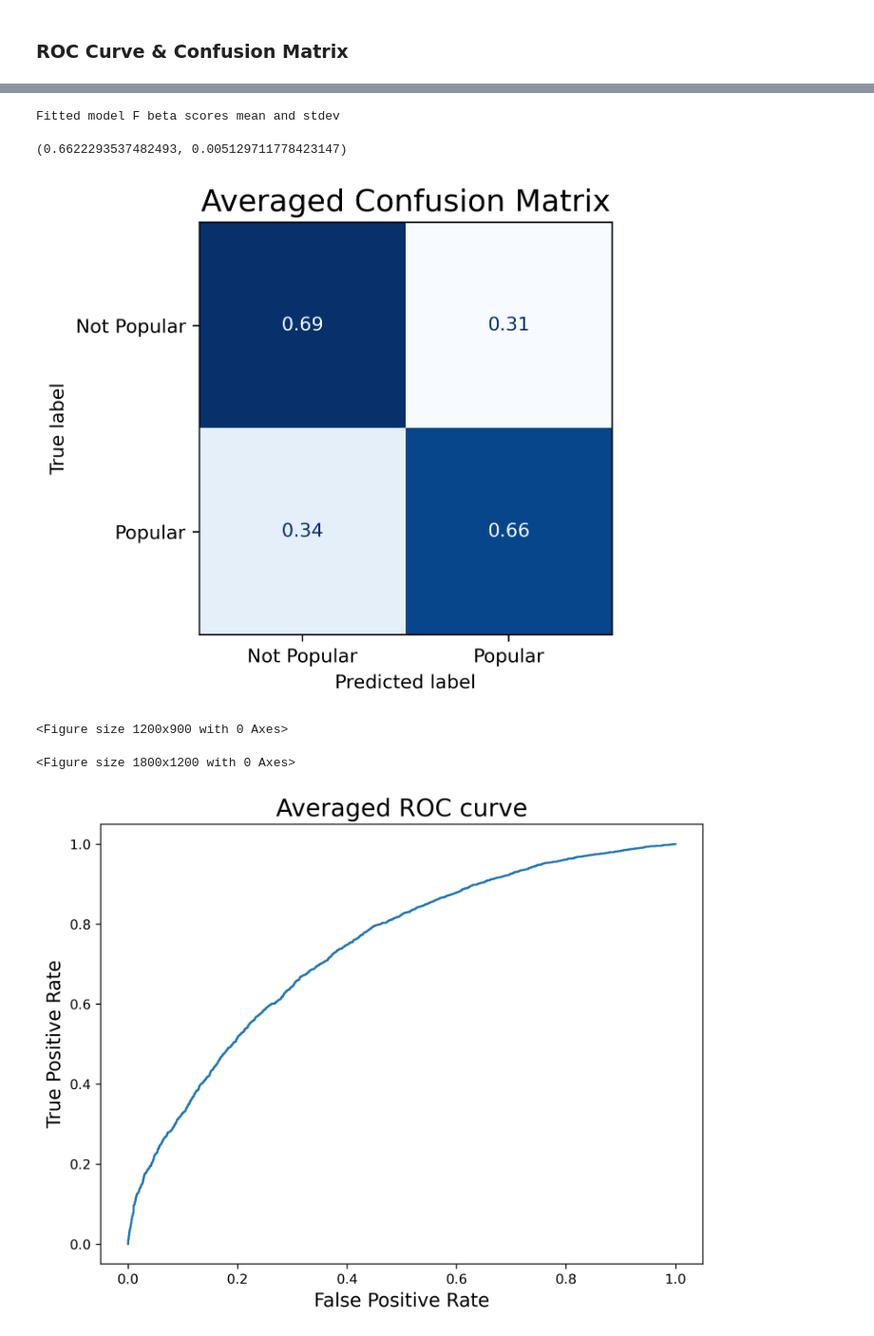
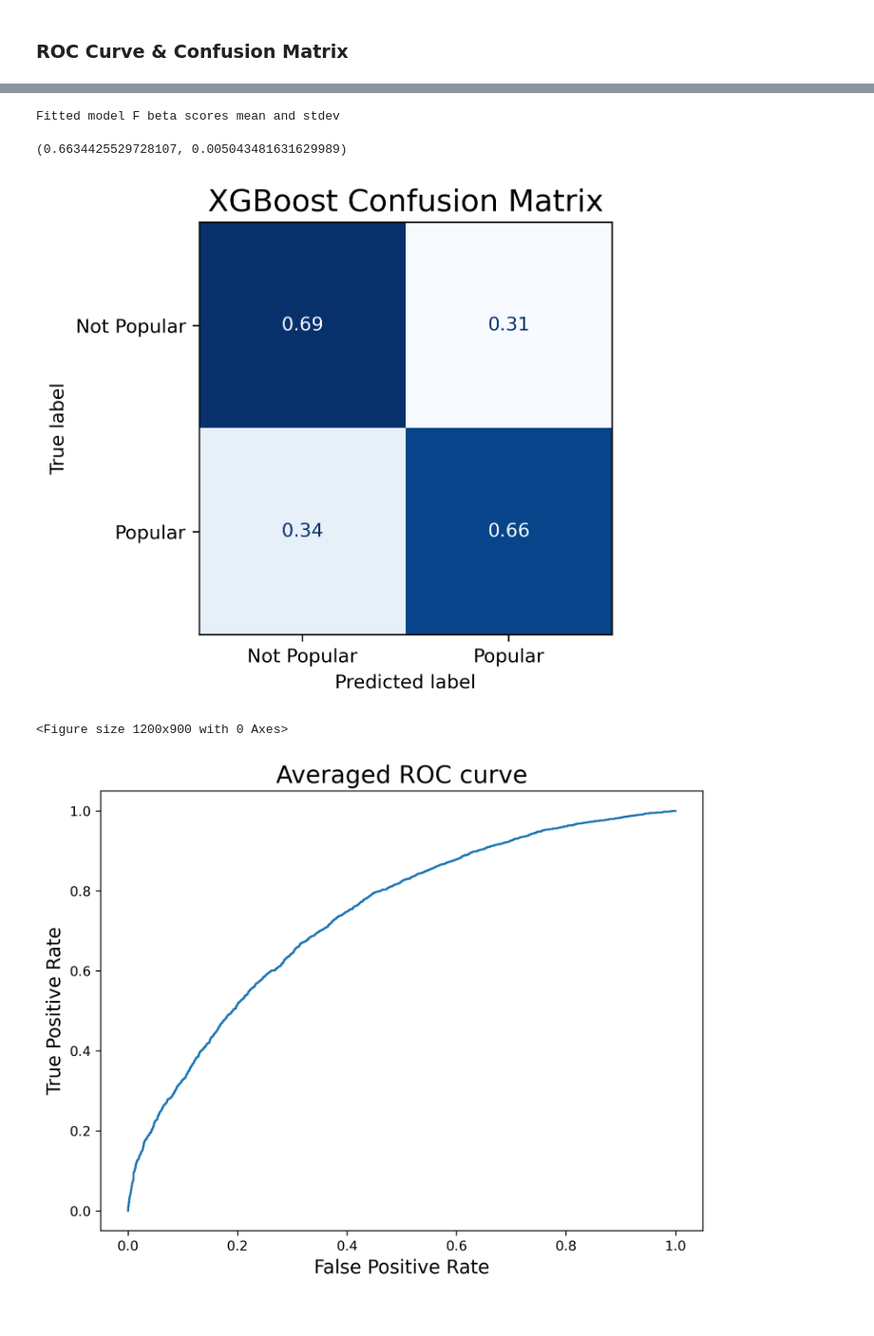
Before and after one commit to spacegoat1/news_article_popularity, a Jupyter notebook: src/8_selecting_best_model.ipynb, the cells around one changed output, grey strips where cells are left out. Shown at 95% size. Cells and saved outputs as stored; diff of their text form; code cells hidden in the pictures.

Commit message:
updated figures

```diff
--- a/src/8_selecting_best_model.ipynb
+++ b/src/8_selecting_best_model.ipynb
@@ -151,6 +151,13 @@ model_wise_scores, best_model, best_score, random_state_wise_stdev
  0.002274983649742198)
 # %% [markdown]
 ### Calculating baseline scores
+# %%
+best_model = load_list_from_pkl('xgb_best_model.pkl')
+X_other = load_list_from_pkl('X_other.pkl')
+y_other = load_list_from_pkl('y_other.pkl')
+X_holdout = load_list_from_pkl('X_holdout.pkl')
+y_holdout = load_list_from_pkl('y_holdout.pkl')
+BETA = 1.5
 # %%
 from sklearn.dummy import DummyClassifier
 random_states = [x*5 for x in list(range(10))]
@@ -197,14 +204,14 @@ for RANDOM_STATE in random_states:
     eval_set = [(df_test, y_test)]
     best_model.fit(df_train, y_train,
             early_stopping_rounds=50, eval_set=eval_set, verbose=False)
-    y_test_pred = best_model.predict(df_test, ntree_limit=m.best_ntree_limit)
+    y_test_pred = best_model.predict(df_test, ntree_limit=best_model.best_ntree_limit)
     best_model_scores.append(fbeta_score(y_test, y_test_pred, beta=BETA))
 
     C = confusion_matrix(y_test, y_test_pred)
     C_normal = confusion_matrix(y_test, y_test_pred, normalize='true')
     confusion_matrices.append(C_normal)
 
-    y_test_pred_prob = best_model.predict_proba(df_test, ntree_limit=m.best_ntree_limit)
+    y_test_pred_prob = best_model.predict_proba(df_test, ntree_limit=best_model.best_ntree_limit)
     pred_prob_class1 = y_test_pred_prob[:, 1]
     fpr = np.zeros(len(y_test_pred_prob))
     tpr = np.zeros(len(y_test_pred_prob))
@@ -233,27 +240,26 @@ print("Fitted model F beta scores mean and stdev")
 np.array(best_model_scores).mean(), np.array(best_model_scores).std()
 # %% [output]
 Fitted model F beta scores mean and stdev
-(0.6622293537482493, 0.005129711778423147)
+(0.6634425529728107, 0.005043481631629989)
 # %%
 averaged_confusion_mat = np.zeros((2, 2))
 averaged_confusion_mat[0,0] = np.mean([a[0,0] for a in confusion_matrices])
 averaged_confusion_mat[0,1] = np.mean([a[0,1] for a in confusion_matrices])
 averaged_confusion_mat[1,0] = np.mean([a[1,0] for a in confusion_matrices])
 averaged_confusion_mat[1,1] = np.mean([a[1,1] for a in confusion_matrices])
 
 # cm = confusion_matrix(y_test, y_test_pred, labels=[0,1], normalize='true')
 disp = ConfusionMatrixDisplay(confusion_matrix=averaged_confusion_mat,
                                display_labels=["Not Popular", "Popular"])
 disp.plot(colorbar=False, cmap="Blues")
-plt.title("Averaged Confusion Matrix", fontsize=16)
+plt.title("XGBoost Confusion Matrix", fontsize=16)
 plt.figure(figsize=(4, 3))
-plt.rcParams["figure.dpi"] = 300
+# plt.rcParams["figure.dpi"] = 300
+plt.savefig(figures_dir + 'confusion_mat.png', dpi=300)
 plt.show()
-plt.savefig(figures_dir + 'confusion_mat.png')
 # %% [output]
-[figure, old version]
+[figure, new version]
 <Figure size 1200x900 with 0 Axes>
-<Figure size 1800x1200 with 0 Axes>
 # %%
 X_train_prep = preprocessor.fit_transform(X_other)
 X_test_prep = preprocessor.transform(X_holdout)
```
Also changed, not shown: parts of 1 cell of this notebook, 4 other files.
